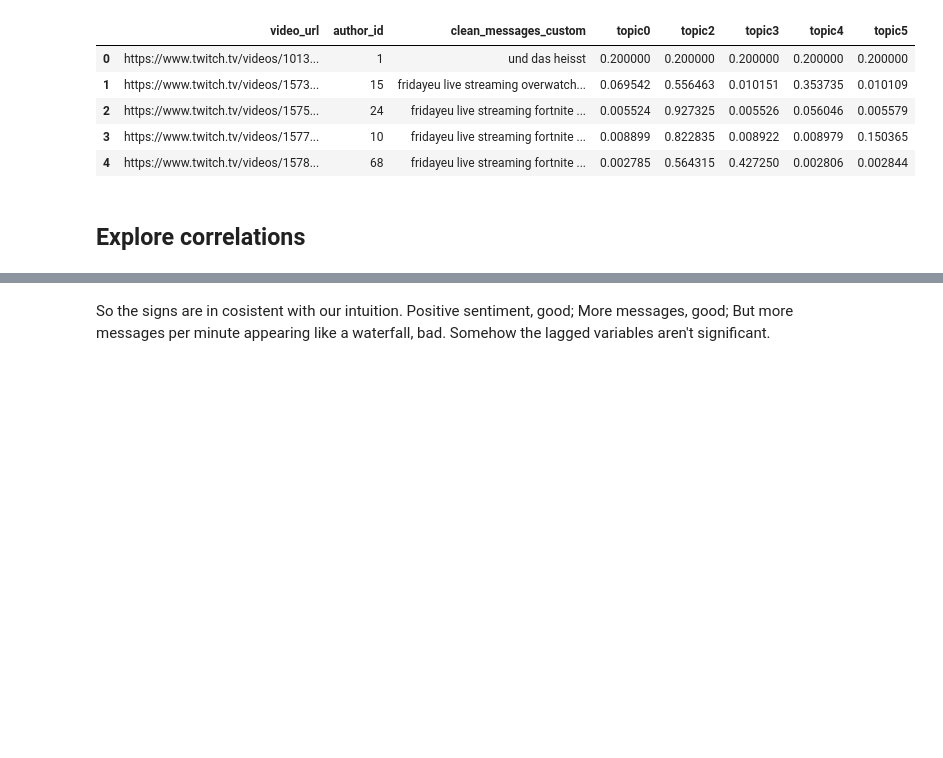
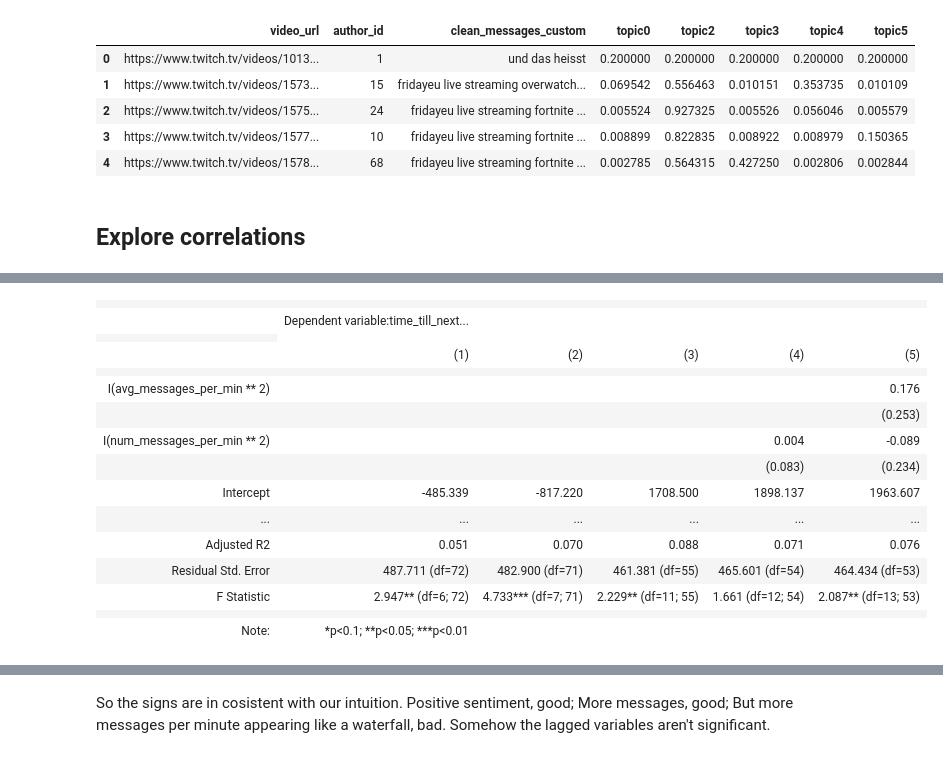
Before and after one commit to pearl-yu/twitch_project, a Jupyter notebook: independent_variable_chat_exploration.ipynb, the cells around one changed output, grey strips where cells are left out. Saved outputs shown, nothing was run; the diff lists cells and outputs as text; code cells hidden in the pictures; blank space fills up the shorter version.

```diff
--- a/independent_variable_chat_exploration.ipynb
+++ b/independent_variable_chat_exploration.ipynb
@@ -591,0 +657,38 @@ HTML(stargazer.render_html())
+# %%
+# 'time_till_next_stream'
+features_vid_df_lag['time_till_next_stream_in_min'] = features_vid_df_lag['time_till_next_stream'].dt.seconds/ 60
+# 'time_till_next_stream'
+fml = 'time_till_next_stream_in_min ~ num_messages + message_len + num_messages_per_min + sentiment_positive_percent +sentiment_score + np.log(view_count+1) '
+reg1 = smf.ols(formula= fml, data=features_vid_df_lag).fit(cov_type = 'HC3')
+
+fml =  fml + '+ avg_messages_per_min'
+reg2 = smf.ols(formula= fml, data=features_vid_df_lag).fit(cov_type = 'HC3')
+
+fml =  fml + '+ duration_min_lag + num_messages_lag + message_len_lag + num_messages_per_min_lag'
+reg3 = smf.ols(formula= fml, data=features_vid_df_lag).fit(cov_type = 'HC3')
+
+fml = fml + '+ I(num_messages_per_min**2)'
+reg4 = smf.ols(formula= fml, data=features_vid_df_lag).fit(cov_type = 'HC3')
+
+fml = fml + '+ I(avg_messages_per_min**2)'
+reg5 = smf.ols(formula= fml, data=features_vid_df_lag).fit(cov_type = 'HC3')
+
+stargazer = Stargazer([reg1, reg2,reg3,reg4,reg5])
+HTML(stargazer.render_html())
+# %% [output]
+|  |  |  |  |  |  |
+|  | Dependent variable:time_till_next... |  |  |  |  |
+|  |
+|  | (1) | (2) | (3) | (4) | (5) |
+|  |  |  |  |  |  |
+| I(avg_messages_per_min ** 2) |  |  |  |  | 0.176 |
+|  |  |  |  |  | (0.253) |
+| I(num_messages_per_min ** 2) |  |  |  | 0.004 | -0.089 |
+|  |  |  |  | (0.083) | (0.234) |
+| Intercept | -485.339 | -817.220 | 1708.500 | 1898.137 | 1963.607 |
+| ... | ... | ... | ... | ... | ... |
+| Adjusted R2 | 0.051 | 0.070 | 0.088 | 0.071 | 0.076 |
+| Residual Std. Error | 487.711 (df=72) | 482.900 (df=71) | 461.381 (df=55) | 465.601 (df=54) | 464.434 (df=53) |
+| F Statistic | 2.947** (df=6; 72) | 4.733*** (df=7; 71) | 2.229** (df=11; 55) | 1.661 (df=12; 54) | 2.087** (df=13; 53) |
+|  |  |  |  |  |  |
+| Note: | *p<0.1; **p<0.05; ***p<0.01 |  |  |  |  |
```
Also changed, not shown: parts of 23 cells of this notebook.
